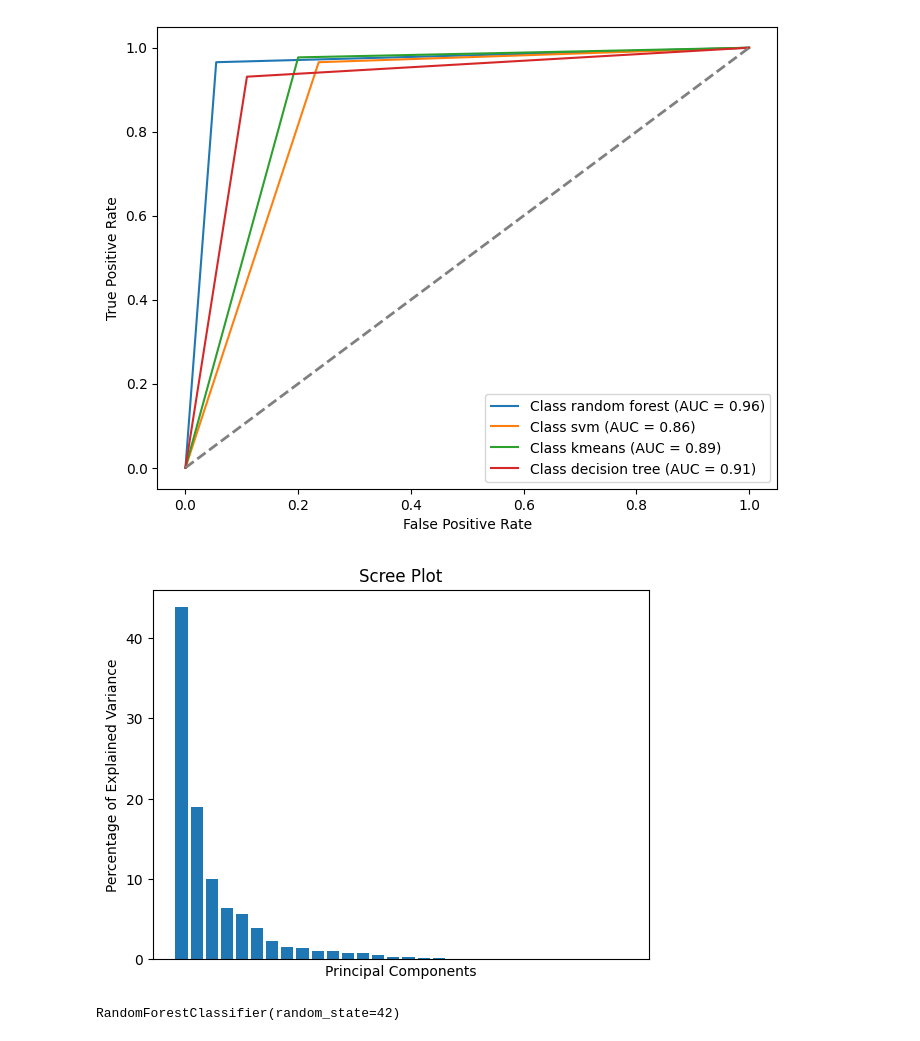
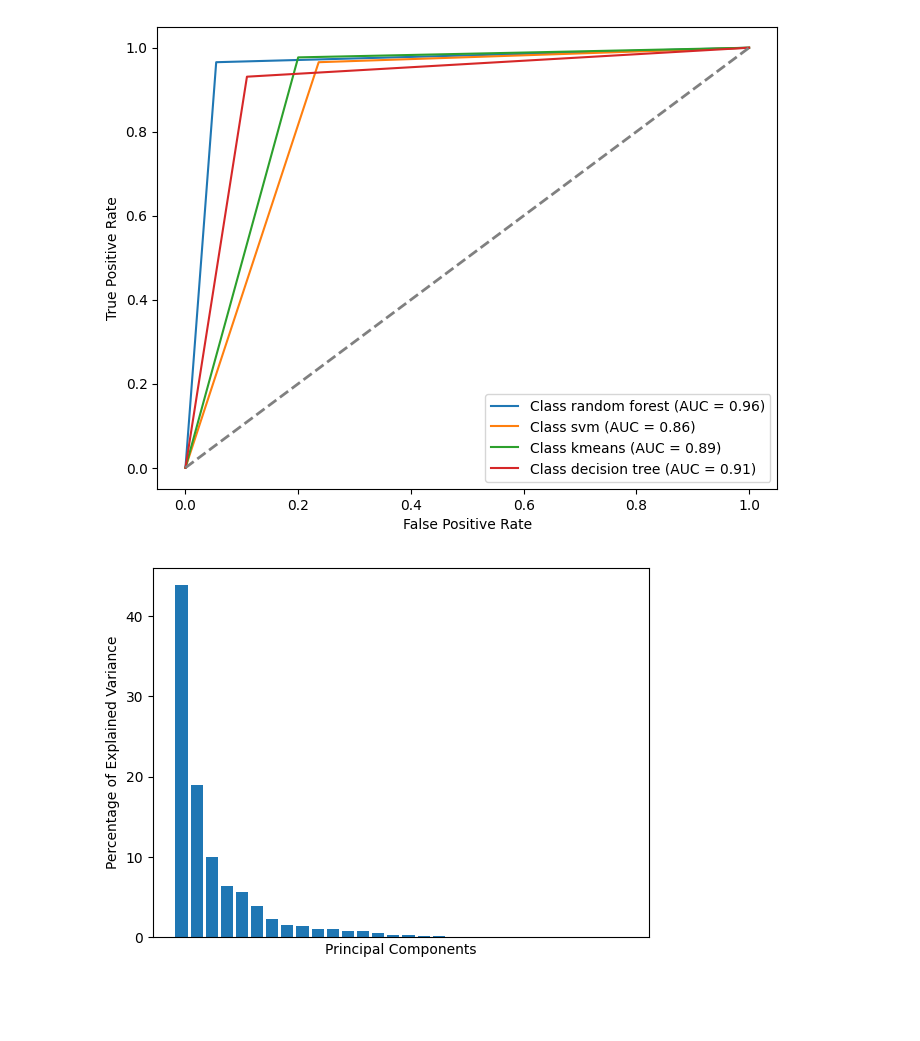
Before and after one commit to tohidnoori/Decision-tree-and-random-forest-ml-python, a Jupyter notebook: random-forest/random-forest-breast-cancer.ipynb, the cells around one changed output. Saved outputs shown, nothing was run; the diff lists cells and outputs as text; code cells hidden in the pictures; blank space fills up the shorter version.

```diff
--- a/random-forest/random-forest-breast-cancer.ipynb
+++ b/random-forest/random-forest-breast-cancer.ipynb
@@ -124,37 +124,24 @@ plt.show()
 # %%
 from sklearn.decomposition import PCA
 
-pca= PCA()
+pca= PCA(random_state=41)
 X_train_pca = pca.fit_transform(X_train_scaled)
 X_test_pca = pca.transform(X_test_scaled)
 
 per_var = np.round(pca.explained_variance_ratio_ * 100, decimals=1)
 labels = [str(x) for x in range(1, len(per_var)+1)]
 
 plt.bar(x=range(1,len(per_var)+1), height=per_var)
 plt.tick_params(
 axis='x',# changes apply to the x-axis
 which='both',# both major and minor ticks are affected
 bottom=False,# ticks along the bottom edge are off
 top=False,# ticks along the top edge are off
 labelbottom=False) # labels along the bottom edge are off
 plt.ylabel('Percentage of Explained Variance')
 plt.xlabel('Principal Components')
-plt.title('Scree Plot')
 plt.show()
 # %% [output]
-[figure, old version]
+[figure, new version]
-# %%
-train_pc_1_cord = X_train_pca[:, 0]
-train_pc_2_cord = X_train_pca[:, 1]
-
-test_pc1_coords = X_test_pca[:, 0]
-test_pc2_coords = X_test_pca[:, 1]
-
-pca_train_scaled = scaler.fit_transform(np.vstack((train_pc_1_cord, train_pc_2_cord)).T)
-
-clf.fit(pca_train_scaled,y_train)
-# %% [output]
-RandomForestClassifier(random_state=42)
 # %%
 from matplotlib import colors
```
Also changed, not shown: parts of 3 cells of this notebook.
